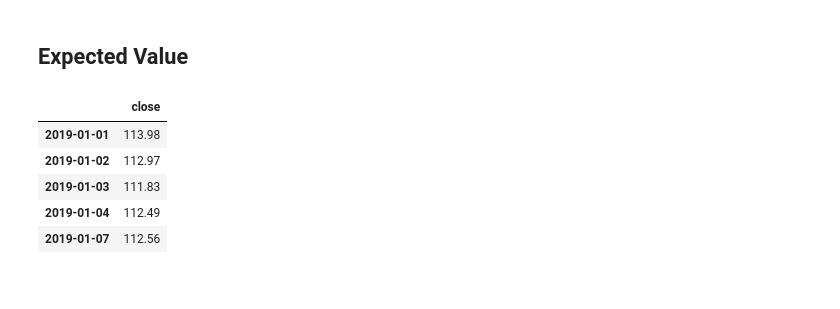
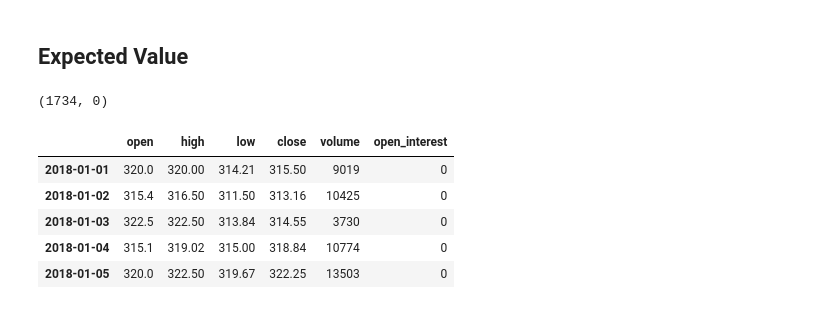
Before and after one commit to pagar22/laxmi-chit-fund, a Jupyter notebook: notebooks/kelly.ipynb, the cells around one changed output. Saved outputs shown, nothing was run; the diff lists cells and outputs as text; code cells hidden in the pictures.

```diff
--- a/notebooks/kelly.ipynb
+++ b/notebooks/kelly.ipynb
@@ -183,14 +184,35 @@ from sklearn.metrics import mean_absolute_error, mean_squared_error
-# %%
-constituent = "Nippon India ETF Nifty 50 BeES"
-df = pd.DataFrame.from_dict(candles[constituent], orient="index")
-df_close = df["close"].to_frame()
-df_close.head()
-# %% [output]
-|  | close |
-| 2019-01-01 | 113.98 |
-| 2019-01-02 | 112.97 |
-| 2019-01-03 | 111.83 |
-| 2019-01-04 | 112.49 |
-| 2019-01-07 | 112.56 |
+# %%
+smallcase_name = "Nippon India ETF Nifty Next 50 Junior BeES"
+exchange_token = "10939"
+quarter_end = "2023-03-31"
+quarter_start = "2023-01-01"
+
+
+quarter_prev = (pd.to_datetime(quarter_start) - pd.DateOffset(years=7)).strftime("%Y-%m-%d")
+
+params = {"start_date": quarter_prev , "end_date": quarter_start}
+train_candles = requests.get(f"{BASE_URL}/tickers/{exchange_token}/candles", params=params).json()
+test_candles = []
+test_candles = requests.get(f"{BASE_URL}/tickers/{exchange_token}/candles", params={"start_date": quarter_start, "end_date": quarter_end}).json()
+len(train_candles), len(test_candles)
+# %% [output]
+(1734, 0)
+# %%
+df_train = pd.DataFrame.from_dict(train_candles, orient="index")
+df_train.index = pd.to_datetime(df_train.index)
+df_test = pd.DataFrame.from_dict(test_candles, orient="index")
+df_test.index = pd.to_datetime(df_test.index)
+
+df_close = df_train["close"].to_frame()
+df_close.head()
+
+df_train.head()
+# %% [output]
+|  | open | high | low | close | volume | open_interest |
+| 2018-01-01 | 320.0 | 320.00 | 314.21 | 315.50 | 9019 | 0 |
+| 2018-01-02 | 315.4 | 316.50 | 311.50 | 313.16 | 10425 | 0 |
+| 2018-01-03 | 322.5 | 322.50 | 313.84 | 314.55 | 3730 | 0 |
+| 2018-01-04 | 315.1 | 319.02 | 315.00 | 318.84 | 10774 | 0 |
+| 2018-01-05 | 320.0 | 322.50 | 319.67 | 322.25 | 13503 | 0 |
 # %%
 m = 4 # Quarterly data
```
Also changed, not shown: parts of 16 cells of this notebook, 3 other files.
